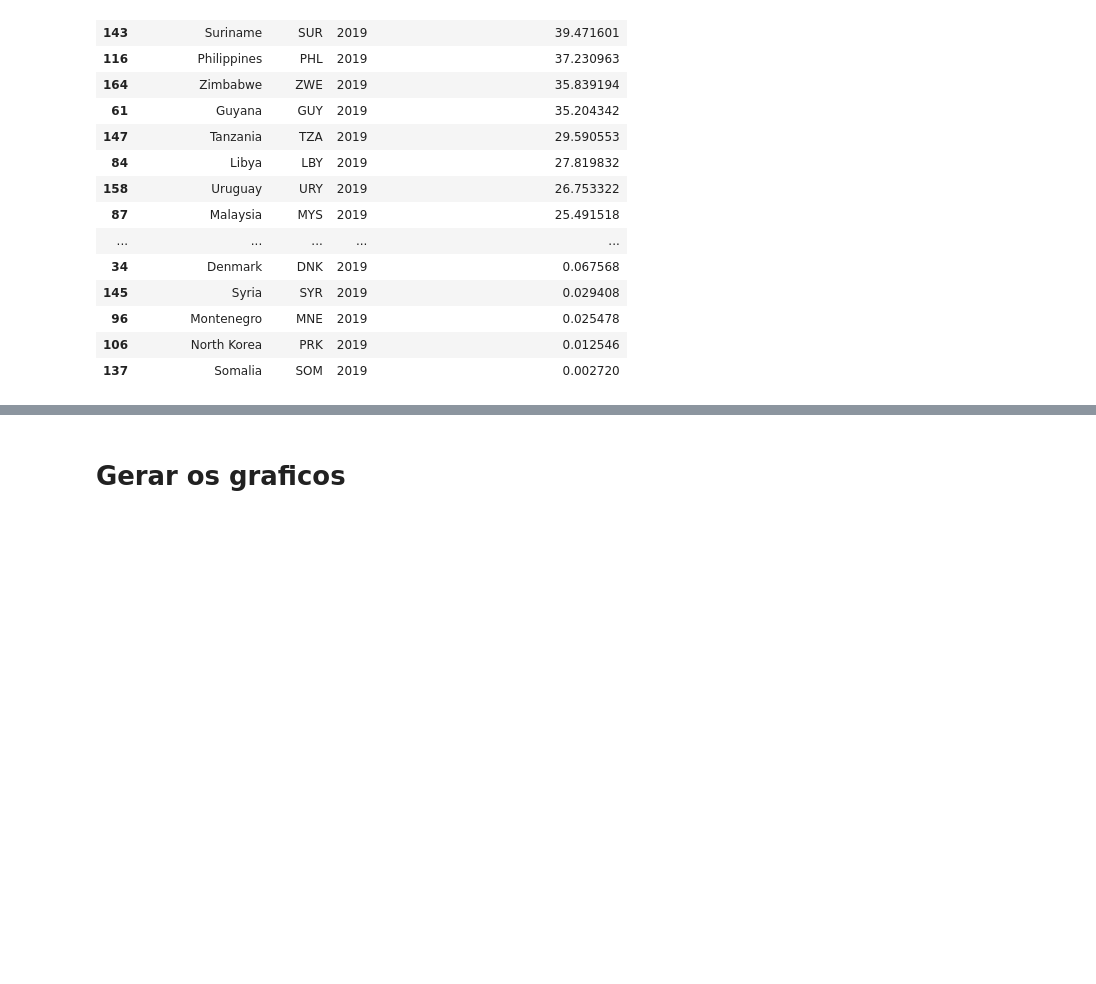
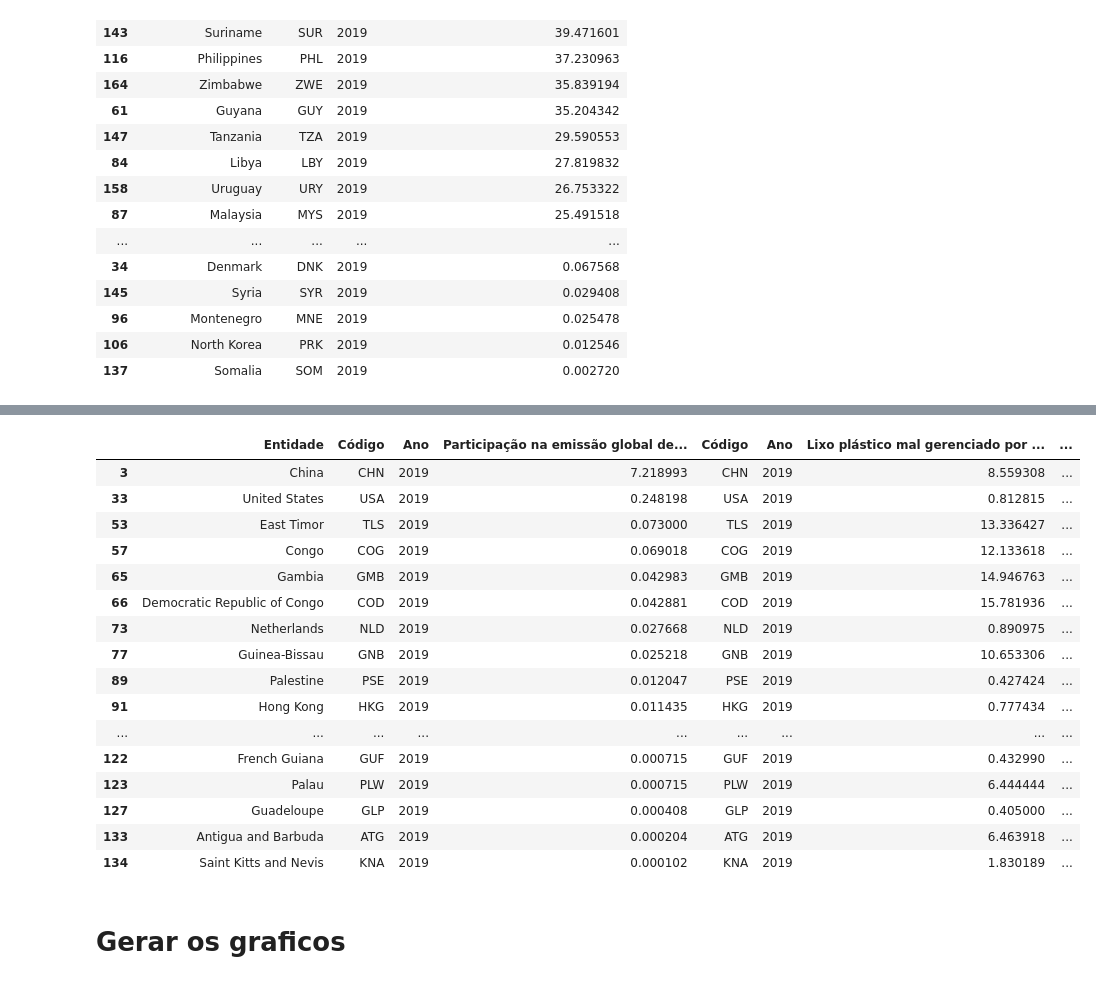
Before and after one commit to RVidaDev/GsIA, a Jupyter notebook: note.ipynb, the cells around one changed output, grey strips where cells are left out. Saved outputs shown, nothing was run; the diff lists cells and outputs as text; code cells hidden in the pictures; blank space fills up the shorter version.

```diff
--- a/note.ipynb
+++ b/note.ipynb
@@ -242,0 +247,7 @@ df_desperdicio_concatenado
+# %%
+#tirei o que não tinha valor 0, bem esquisito a qualidade do ar ser 0 kkkk
+
+df_poluicao = df_poluicao[df_poluicao[' Poluição da Água'] != 0]
+df_poluicao = df_poluicao[df_poluicao[' Qualidade do Ar'] != 0]
+
+df_poluicao
@@ -242,0 +268,7 @@ df_desperdicio_concatenado
+# %%
+##dropei cidade e região porque só vou trabalhar com as entidades
+
+##df_poluicao = df_poluicao.drop('Cidade', axis=1)
+df_poluicao = df_poluicao.drop(' Região', axis=1)
+
+df_poluicao
@@ -242,0 +289,6 @@ df_desperdicio_concatenado
+# %%
+#agrupei por entidade e vou tirar a média
+
+df_poluicao_agrupado = df_poluicao.groupby('Entidade').mean()
+
+df_poluicao_agrupado
@@ -242,0 +334,8 @@ df_desperdicio_concatenado
+# %%
+##concatenei as listas e tirei a qualidade do ar pq não vou usar
+
+listao_concatenado = pd.merge(df_residuos_filtrado, df_desperdicio_filtrado, on='Entidade', how='left')
+listao_concatenado = pd.merge(listao_concatenado, df_poluicao_agrupado, on='Entidade', how='left')
+
+listao_concatenado.drop(' Qualidade do Ar', axis=1)
+listao_concatenado
@@ -243,3 +356,29 @@ df_desperdicio_concatenado
+# %%
+##Ver quais países que estão na lista de participação na emissão de plástico no oceano e plástico mal gerenciado por pessoa, não estão na lista 5
+
+NaN_listao_concanetado = listao_concatenado[' Poluição da Água'].isnull()
+
+NaN_listao_concanetado_filtro = listao_concatenado.loc[NaN_listao_concanetado, :]
+
+NaN_listao_concanetado_filtro
+# %% [output]
+|  | Entidade | Código | Ano | Participação na emissão global de... | Código | Ano | Lixo plástico mal gerenciado por ... | ... |
+| 3 | China | CHN | 2019 | 7.218993 | CHN | 2019 | 8.559308 | ... |
+| 33 | United States | USA | 2019 | 0.248198 | USA | 2019 | 0.812815 | ... |
+| 53 | East Timor | TLS | 2019 | 0.073000 | TLS | 2019 | 13.336427 | ... |
+| 57 | Congo | COG | 2019 | 0.069018 | COG | 2019 | 12.133618 | ... |
+| 65 | Gambia | GMB | 2019 | 0.042983 | GMB | 2019 | 14.946763 | ... |
+| 66 | Democratic Republic of Congo | COD | 2019 | 0.042881 | COD | 2019 | 15.781936 | ... |
+| 73 | Netherlands | NLD | 2019 | 0.027668 | NLD | 2019 | 0.890975 | ... |
+| 77 | Guinea-Bissau | GNB | 2019 | 0.025218 | GNB | 2019 | 10.653306 | ... |
+| 89 | Palestine | PSE | 2019 | 0.012047 | PSE | 2019 | 0.427424 | ... |
+| 91 | Hong Kong | HKG | 2019 | 0.011435 | HKG | 2019 | 0.777434 | ... |
+| ... | ... | ... | ... | ... | ... | ... | ... | ... |
+| 122 | French Guiana | GUF | 2019 | 0.000715 | GUF | 2019 | 0.432990 | ... |
+| 123 | Palau | PLW | 2019 | 0.000715 | PLW | 2019 | 6.444444 | ... |
+| 127 | Guadeloupe | GLP | 2019 | 0.000408 | GLP | 2019 | 0.405000 | ... |
+| 133 | Antigua and Barbuda | ATG | 2019 | 0.000204 | ATG | 2019 | 6.463918 | ... |
+| 134 | Saint Kitts and Nevis | KNA | 2019 | 0.000102 | KNA | 2019 | 1.830189 | ... |
 # %% [markdown]
 # Gerar os graficos
 # %% [markdown]
```
Also changed, not shown: parts of 14 cells of this notebook, 1 other file.
